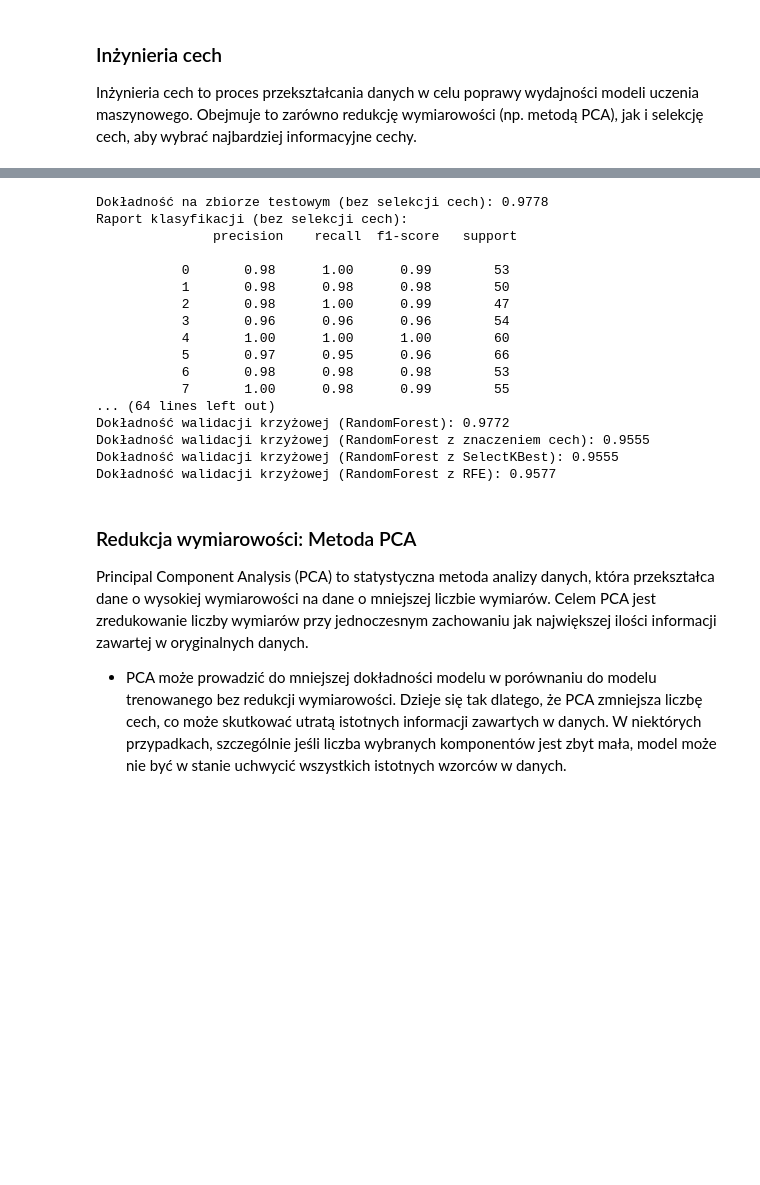
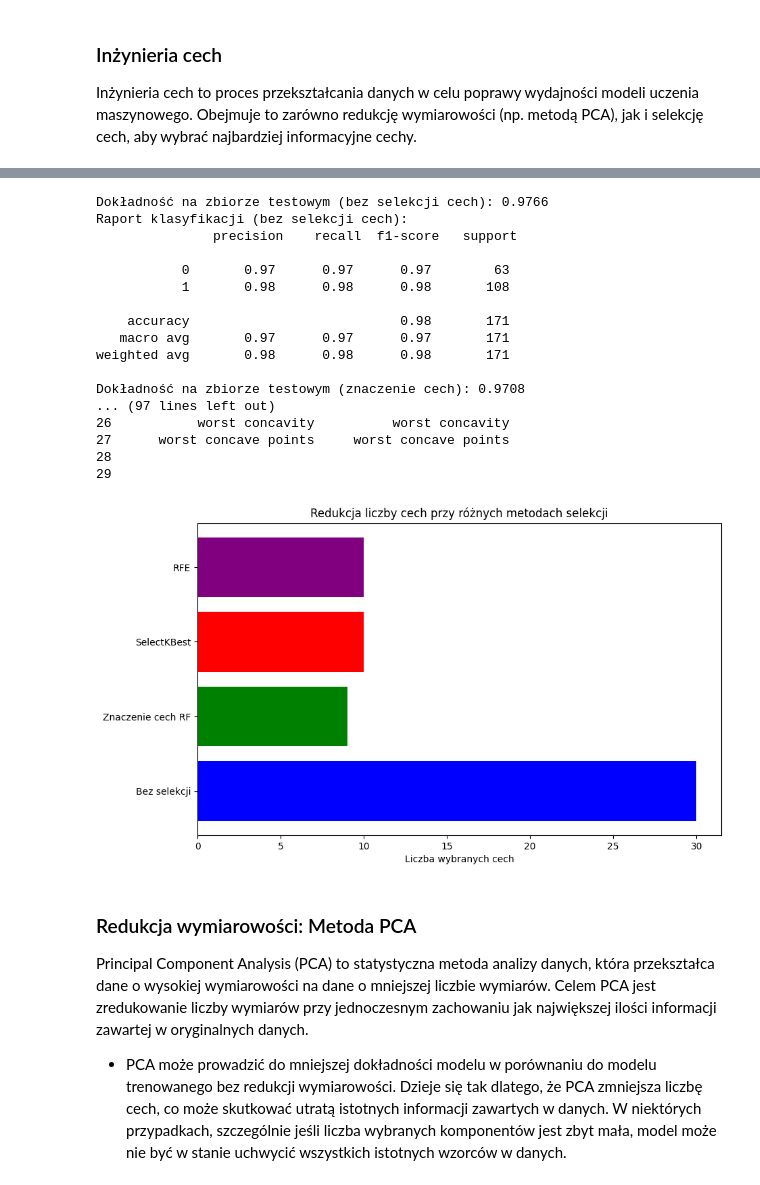
Before and after one commit to mikolaj-sujka/uczenie_maszynowe_uj, a Jupyter notebook: lab/lab_4.ipynb, the cells around one changed output, grey strips where cells are left out. Saved outputs shown, nothing was run; the diff lists cells and outputs as text; code cells hidden in the pictures; blank space fills up the shorter version.

```diff
--- a/lab/lab_4.ipynb
+++ b/lab/lab_4.ipynb
@@ -22,13 +27,22 @@ Selekcja cech polega na wyborze podzbioru cech, które są najbardziej istotne d
 # %%
-from sklearn.feature_selection import RFE
+import pandas as pd
+import numpy as np
+from sklearn.datasets import load_breast_cancer
+from sklearn.ensemble import RandomForestClassifier
+from sklearn.feature_selection import SelectFromModel, SelectKBest, f_classif, RFE
 from sklearn.linear_model import LogisticRegression
-from sklearn.model_selection import StratifiedKFold, cross_val_score
-
+from sklearn.model_selection import train_test_split, StratifiedKFold, cross_val_score
+from sklearn.preprocessing import StandardScaler
+from sklearn.svm import SVC
+from sklearn.metrics import accuracy_score, classification_report
+import warnings
+import matplotlib.pyplot as plt
+from sklearn.exceptions import ConvergenceWarning
 
 warnings.filterwarnings('ignore', category=ConvergenceWarning)
 
-# Załadowanie danych
-data = load_digits()
+# Załadowanie danych dotyczących raka piersi
+data = load_breast_cancer()
 X = data.data
 y = data.target
 
@@ -68,7 +82,7 @@ print(f"Dokładność na zbiorze testowym (znaczenie cech): {accuracy_rf:.4f}")
 print("Raport klasyfikacji (znaczenie cech):\n", classification_report(y_test, y_pred_rf, zero_division=1))
 
 # Selekcja cech za pomocą SelectKBest (ANOVA)
-selector = SelectKBest(score_func=f_classif, k=20)
+selector = SelectKBest(score_func=f_classif, k=10)
 X_train_best = selector.fit_transform(X_train, y_train)
 X_test_best = selector.transform(X_test)
 
@@ -81,54 +95,81 @@ print("Raport klasyfikacji (SelectKBest):\n", classification_report(y_test, y_pr
 
 # Selekcja cech za pomocą RFE
 log_reg = LogisticRegression(solver='liblinear')
-rfe = RFE(estimator=log_reg, n_features_to_select=20)
+rfe = RFE(estimator=log_reg, n_features_to_select=10)
 X_train_rfe = rfe.fit_transform(X_train, y_train)
 X_test_rfe = rfe.transform(X_test)
 
 # Trenowanie modelu po selekcji cech (RFE)
 model.fit(X_train_rfe, y_train)
 y_pred_rfe = model.predict(X_test_rfe)
 accuracy_rfe = accuracy_score(y_test, y_pred_rfe)
 print(f"Dokładność na zbiorze testowym (RFE): {accuracy_rfe:.4f}")
 print("Raport klasyfikacji (RFE):\n", classification_report(y_test, y_pred_rfe, zero_division=1))
 
 # Walidacja krzyżowa z RandomForestClassifier na oryginalnych danych
 cv = StratifiedKFold(n_splits=5, shuffle=True, random_state=42)
 cv_scores = cross_val_score(RandomForestClassifier(n_estimators=100, random_state=42), X, y, cv=cv)
 print(f"Dokładność walidacji krzyżowej (RandomForest): {np.mean(cv_scores):.4f}")
 
 # Walidacja krzyżowa z selekcją cech na podstawie znaczenia cech
 X_rf = selector.transform(X)
 cv_scores_rf = cross_val_score(RandomForestClassifier(n_estimators=100, random_state=42), X_rf, y, cv=cv)
 print(f"Dokładność walidacji krzyżowej (RandomForest z znaczeniem cech): {np.mean(cv_scores_rf):.4f}")
 
 # Walidacja krzyżowa z SelectKBest
 X_best = selector.transform(X)
 cv_scores_best = cross_val_score(RandomForestClassifier(n_estimators=100, random_state=42), X_best, y, cv=cv)
 print(f"Dokładność walidacji krzyżowej (RandomForest z SelectKBest): {np.mean(cv_scores_best):.4f}")
 
 # Walidacja krzyżowa z RFE
 X_rfe = rfe.transform(X)
 cv_scores_rfe = cross_val_score(RandomForestClassifier(n_estimators=100, random_state=42), X_rfe, y, cv=cv)
 print(f"Dokładność walidacji krzyżowej (RandomForest z RFE): {np.mean(cv_scores_rfe):.4f}")
+
+# Wyświetlenie cech przed i po selekcji
+original_features = data.feature_names
+selected_features_rf = original_features[selector.get_support()]
+selected_features_best = original_features[selector.get_support()]
+selected_features_rfe = original_features[rfe.get_support()]
+
+print("\n")
+
+feature_df = pd.DataFrame({
+    "Cechy oryginalne": original_features,
+    "Wybrane przez znaczenie cech RF": [f if f in selected_features_rf else "" for f in original_features],
+    "Wybrane przez SelectKBest": [f if f in selected_features_best else "" for f in original_features],
+    "Wybrane przez RFE": [f if f in selected_features_rfe else "" for f in original_features]
+})
+print(feature_df)
+
+# Wykres redukcji liczby cech
+methods = ['Bez selekcji', 'Znaczenie cech RF', 'SelectKBest', 'RFE']
+num_features = [X_train.shape[1], X_train_rf.shape[1], X_train_best.shape[1], X_train_rfe.shape[1]]
+
+plt.figure(figsize=(10, 6))
+plt.barh(methods, num_features, color=['blue', 'green', 'red', 'purple'])
+plt.xlabel('Liczba wybranych cech')
+plt.title('Redukcja liczby cech przy różnych metodach selekcji')
+plt.show()
 # %% [output]
-Dokładność na zbiorze testowym (bez selekcji cech): 0.9778
+Dokładność na zbiorze testowym (bez selekcji cech): 0.9766
 Raport klasyfikacji (bez selekcji cech):
                precision    recall  f1-score   support
 
-           0       0.98      1.00      0.99        53
-           1       0.98      0.98      0.98        50
-           2       0.98      1.00      0.99        47
-           3       0.96      0.96      0.96        54
-           4       1.00      1.00      1.00        60
-           5       0.97      0.95      0.96        66
-           6       0.98      0.98      0.98        53
-           7       1.00      0.98      0.99        55
-... (64 lines left out)
-Dokładność walidacji krzyżowej (RandomForest): 0.9772
-Dokładność walidacji krzyżowej (RandomForest z znaczeniem cech): 0.9555
-Dokładność walidacji krzyżowej (RandomForest z SelectKBest): 0.9555
-Dokładność walidacji krzyżowej (RandomForest z RFE): 0.9577
+           0       0.97      0.97      0.97        63
+           1       0.98      0.98      0.98       108
+
+    accuracy                           0.98       171
+   macro avg       0.97      0.97      0.97       171
+weighted avg       0.98      0.98      0.98       171
+
+Dokładność na zbiorze testowym (znaczenie cech): 0.9708
+... (97 lines left out)
+26           worst concavity          worst concavity
+27      worst concave points     worst concave points
+28
+29
+[figure, added]
 # %% [markdown]
 ### Redukcja wymiarowości: Metoda PCA
 Principal Component Analysis (PCA) to statystyczna metoda analizy danych, która przekształca dane o wysokiej wymiarowości na dane o mniejszej liczbie wymiarów. Celem PCA jest zredukowanie liczby wymiarów przy jednoczesnym zachowaniu jak największej ilości informacji zawartej w oryginalnych danych.
```
Also changed, not shown: parts of 7 cells of this notebook.
